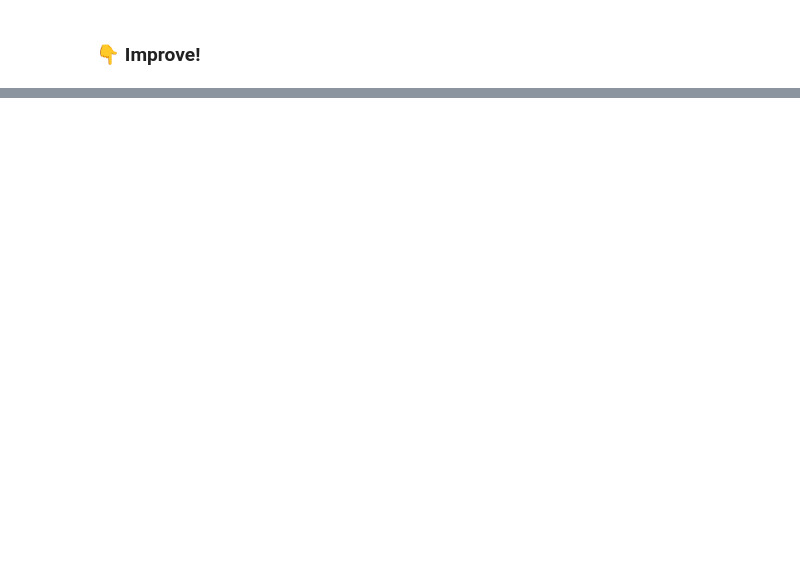
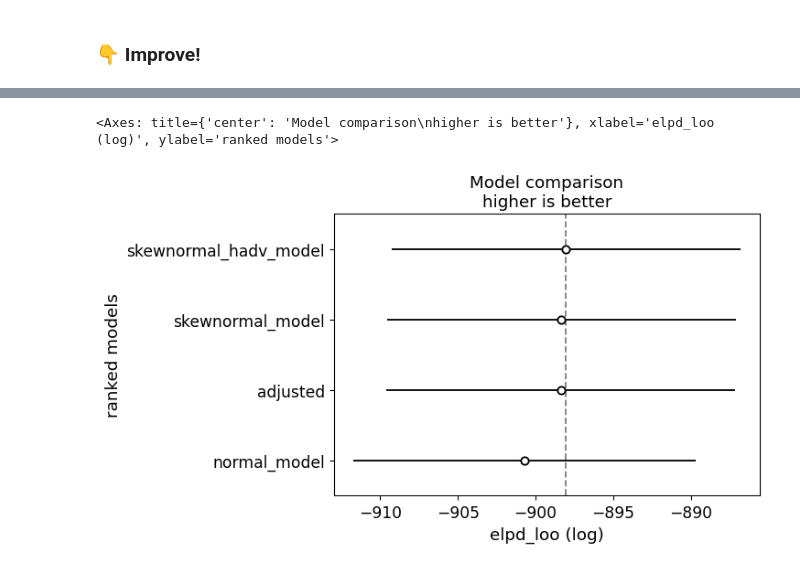
Before and after one commit to tarmojuristo/bayes2025, a Jupyter notebook: basketball.ipynb, the cells around one changed output, grey strips where cells are left out. Saved outputs shown, nothing was run; the diff lists cells and outputs as text; code cells hidden in the pictures; blank space fills up the shorter version.

```diff
--- a/basketball.ipynb
+++ b/basketball.ipynb
@@ -171,0 +283,15 @@ az.plot_forest(trace, var_names=["team_strengths"], combined=True, textsize=10)
+# %%
+from pymc import do, observe
+
+no_adv = np.zeros(15)
+
+true_values = {
+    "home_advantage": no_adv
+}
+
+model_simulate = do(model, true_values)
+# %%
+with model_simulate:
+    idata = pm.sample(accept=0.9)
+    pm.compute_log_likelihood(idata, extend_inferencedata=True)
+    pm.sample_posterior_predictive(idata, extend_inferencedata=True)
@@ -172,3 +310,11 @@ az.plot_forest(trace, var_names=["team_strengths"], combined=True, textsize=10)
+# %%
+t_dict['adjusted'] = idata
+
+c = az.compare(t_dict)
+az.plot_compare(c)
+# %% [output]
+<Axes: title={'center': 'Model comparison\nhigher is better'}, xlabel='elpd_loo (log)', ylabel='ranked models'>
+[figure, added]
 # %%
 print(f"Mean home court advantage: {trace.posterior.home_advantage.mean().values:.2f}")
 pm.plot_forest(trace, var_names='home_advantage', combined=True, textsize=10)
```
Also changed, not shown: parts of 10 cells of this notebook, 5 other files.
